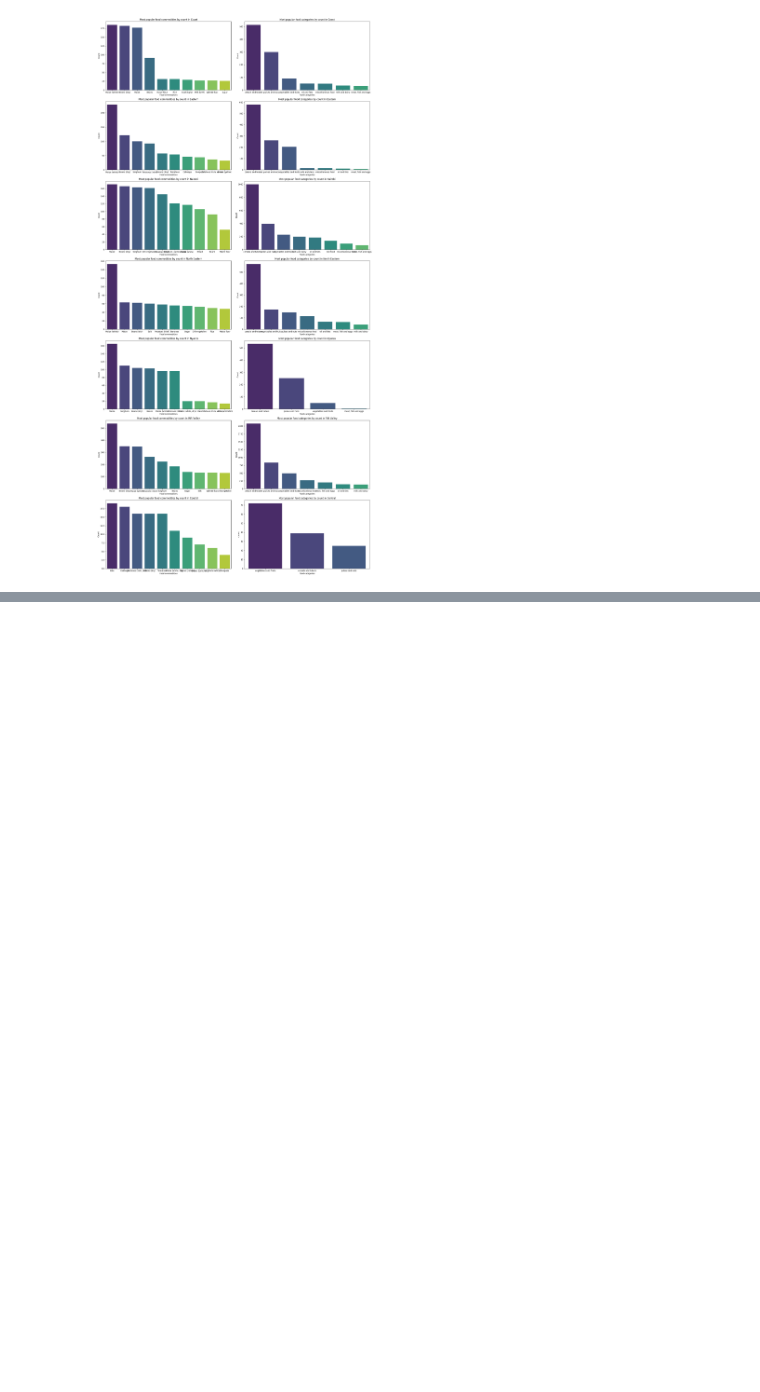
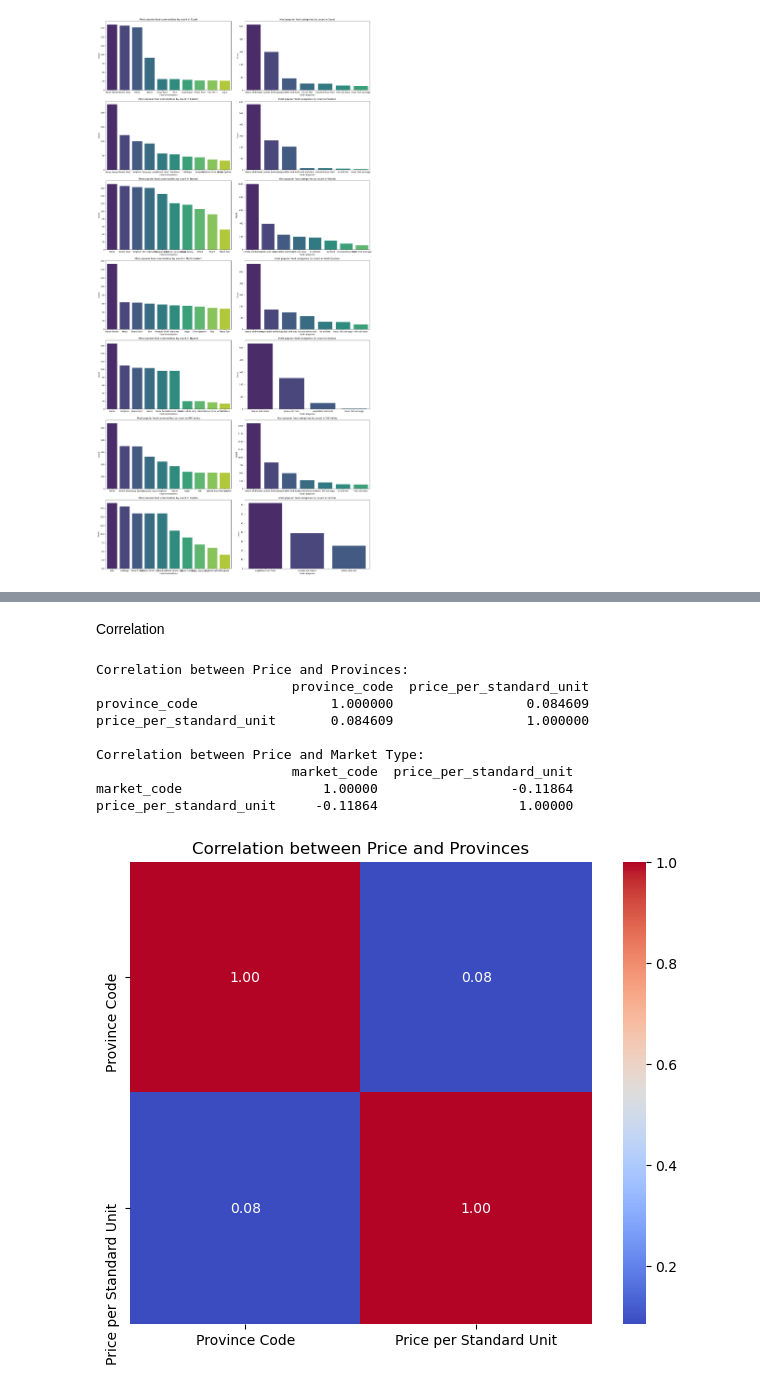
Before and after one commit to tommwambire/Sourcing-Pricing-Strategy-Optimization, a Jupyter notebook: project_notebook.ipynb, the cells around one changed output, grey strips where cells are left out. Saved outputs shown, nothing was run; the diff lists cells and outputs as text; code cells hidden in the pictures; blank space fills up the shorter version.

```diff
--- a/project_notebook.ipynb
+++ b/project_notebook.ipynb
@@ -624,0 +663,33 @@ plt.show()
+# %% [markdown]
+Correlation
+# %%
+df['province_code'] = df['Provinces'].astype('category').cat.codes
+price_province_corr = df[['province_code', 'price_per_standard_unit']].corr()
+
+df['market_code'] = df['market'].astype('category').cat.codes
+price_market_corr = df[['market_code', 'price_per_standard_unit']].corr()
+
+print("Correlation between Price and Provinces:")
+print(price_province_corr)
+
+print("\nCorrelation between Price and Market Type:")
+print(price_market_corr)
+
+# Correlation between Price and Provinces
+plt.figure(figsize=(8, 6))
+sns.heatmap(price_province_corr, annot=True, cmap='coolwarm', fmt=".2f", square=True,
+            xticklabels=['Province Code', 'Price per Standard Unit'],
+            yticklabels=['Province Code', 'Price per Standard Unit'])
+plt.title('Correlation between Price and Provinces')
+plt.show()
+# %% [output]
+Correlation between Price and Provinces:
+                         province_code  price_per_standard_unit
+province_code                 1.000000                 0.084609
+price_per_standard_unit       0.084609                 1.000000
+
+Correlation between Price and Market Type:
+                         market_code  price_per_standard_unit
+market_code                  1.00000                 -0.11864
+price_per_standard_unit     -0.11864                  1.00000
+[figure, added]
```
Also changed, not shown: parts of 24 cells of this notebook.
